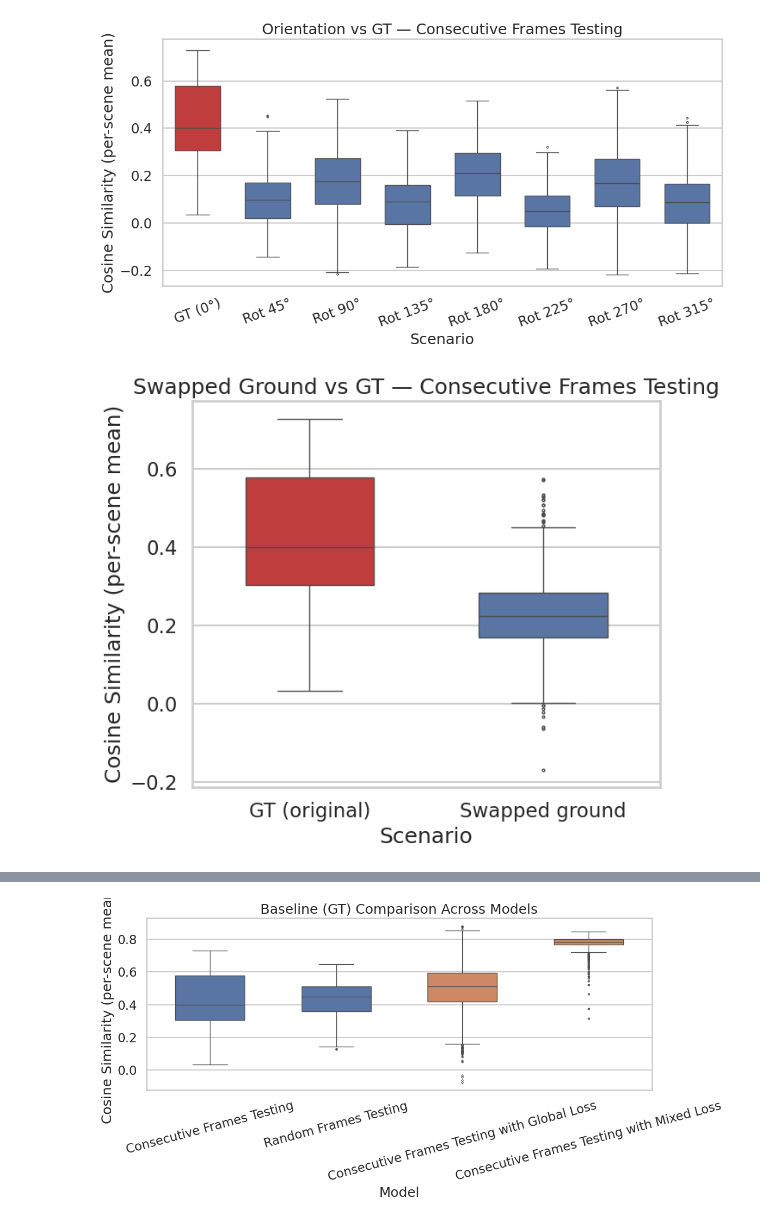
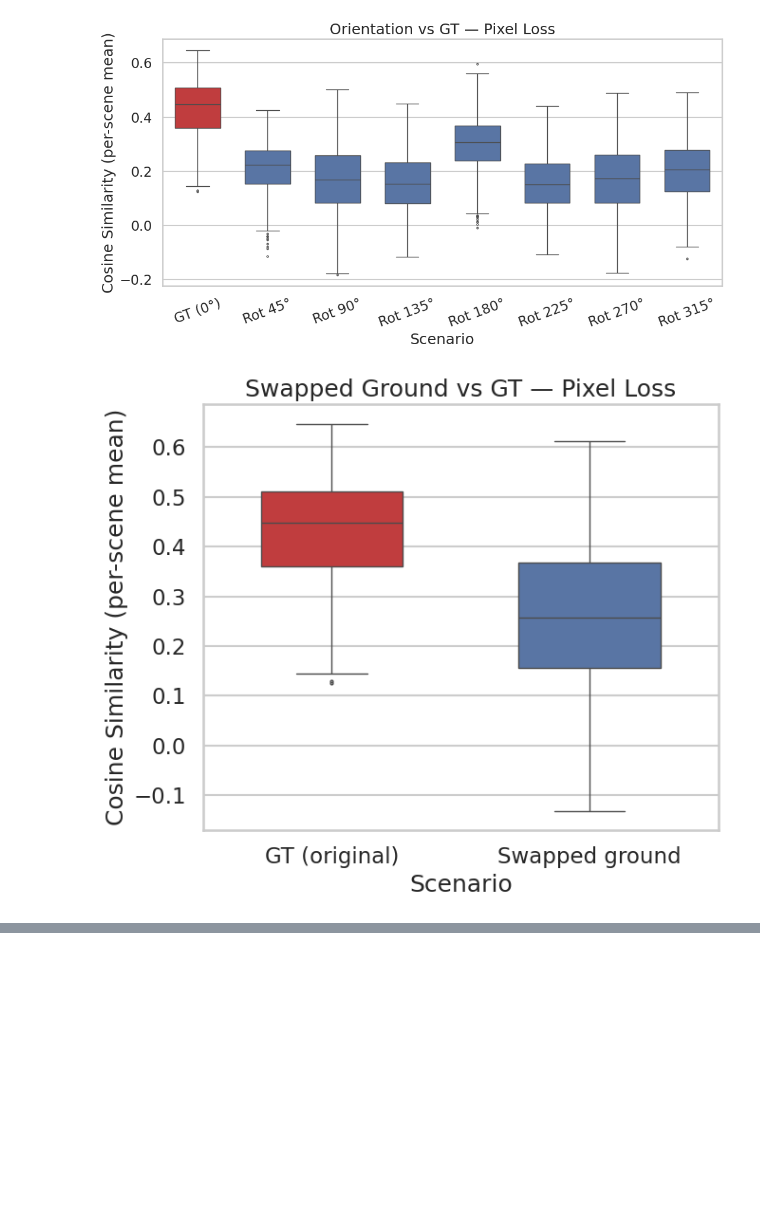
Before and after one commit to rajithadesilva/snapViT, a Jupyter notebook: make_plots.ipynb, the cells around one changed output, grey strips where cells are left out. Saved outputs shown, nothing was run; the diff lists cells and outputs as text; code cells hidden in the pictures; blank space fills up the shorter version.

```diff
--- a/make_plots.ipynb
+++ b/make_plots.ipynb
@@ -21,22 +21,20 @@ model_configs = [
     #    "folder": "evaluation/rete_random",
     #    "name": "Random Frames Training",
     #},
-    {
-        "folder": "evaluation/rete_consecutiva_test",
-        "name": "Consecutive Frames Testing",
-    },
+
     {
         "folder": "evaluation/rete_random_test",
-        "name": "Random Frames Testing",
+        "name": "Pixel Loss",
     },
     {
         "folder": "evaluation/rete_consecutive_global_loss",
-        "name": "Consecutive Frames Testing with Global Loss",
+        "name": "Global Loss",
     },
     {
-        "folder": "evaluation/random_frames_mixed_loss_lambda_0_5",
-        "name": "Random Frames Testing with Mixed Loss",
+        "folder": "evaluation/random_frames_mixed_loss_lambda_0_5_1",
+        "name": "Weighted Loss (λ=0.5)",
     }
+
 
 
     # Example: add more models here
@@ -47,6 +45,7 @@ model_configs = [
 ]
 # %%
 from pathlib import Path
+import re
 
 import matplotlib.pyplot as plt
 import pandas as pd
@@ -88,6 +87,15 @@ MODEL_COLOR2 = "#dd8452"   # orange — second half of models
 
 sns.set_theme(style="whitegrid", context="talk")
 
+# Save all plots as PDF in graph_outputs/
+out_dir = Path("graph_outputs")
+out_dir.mkdir(parents=True, exist_ok=True)
+
+
+def slugify(name: str) -> str:
+    return re.sub(r"[^a-zA-Z0-9]+", "_", name.strip().lower()).strip("_") or "model"
+
+
 # Collect baseline rows from each model for the cross-model comparison.
 baseline_frames = []
 
@@ -95,6 +103,7 @@ baseline_frames = []
 for cfg in model_configs:
     folder = Path(cfg["folder"])
     name   = cfg["name"]
+    name_slug = slugify(name)
 
     csv_path = folder / "cosine_per_scene.csv"
     if not csv_path.exists():
@@ -131,6 +140,7 @@ for cfg in model_configs:
     ax.set_ylabel("Cosine Similarity (per-scene mean)")
     ax.tick_params(axis="x", rotation=20)
     plt.tight_layout()
+    fig.savefig(out_dir / f"{name_slug}_orientation_vs_gt.pdf", format="pdf", bbox_inches="tight")
     plt.show()
 
     # ---------- Plot 2: Swapped ground vs GT ----------
@@ -157,6 +167,7 @@ for cfg in model_configs:
     ax.set_xlabel("Scenario")
     ax.set_ylabel("Cosine Similarity (per-scene mean)")
     plt.tight_layout()
+    fig.savefig(out_dir / f"{name_slug}_swapped_vs_gt.pdf", format="pdf", bbox_inches="tight")
     plt.show()
 
     # Accumulate baseline rows for cross-model comparison.
@@ -170,33 +181,34 @@ if len(baseline_frames) >= 2:
     model_names  = [cfg["name"] for cfg in model_configs if (Path(cfg["folder"]) / "cosine_per_scene.csv").exists()]
 
     half = len(model_names) // 2
     palette_models = {
-        n: MODEL_COLOR1 if i < half else MODEL_COLOR2
+        n: MODEL_COLOR1
         for i, n in enumerate(model_names)
     }
 
     fig, ax = plt.subplots(figsize=(max(7, 3 * len(model_names)), 6))
     sns.boxplot(
         data=baseline_all,
         x="model",
         y="mean",
         hue="model",
         order=model_names,
         hue_order=model_names,
         palette=palette_models,
         width=0.55,
         fliersize=2,
         legend=False,
         ax=ax,
     )
     ax.set_title("Baseline (GT) Comparison Across Models")
     ax.set_xlabel("Model")
     ax.set_ylabel("Cosine Similarity (per-scene mean)")
     ax.tick_params(axis="x", rotation=15)
     plt.tight_layout()
+    fig.savefig(out_dir / "baseline_comparison_across_models.pdf", format="pdf", bbox_inches="tight")
     plt.show()
 elif len(baseline_frames) == 1:
     print("[INFO] Only one model loaded — cross-model comparison skipped.")
 # %% [output]
-[figure, old version]
+[figure, new version]
-[figure, old version]
+[figure, new version]
@@ -209 +219,0 @@ elif len(baseline_frames) == 1:
-[figure, removed]
```
Also changed, not shown: parts of 2 cells of this notebook, 3 other files.
